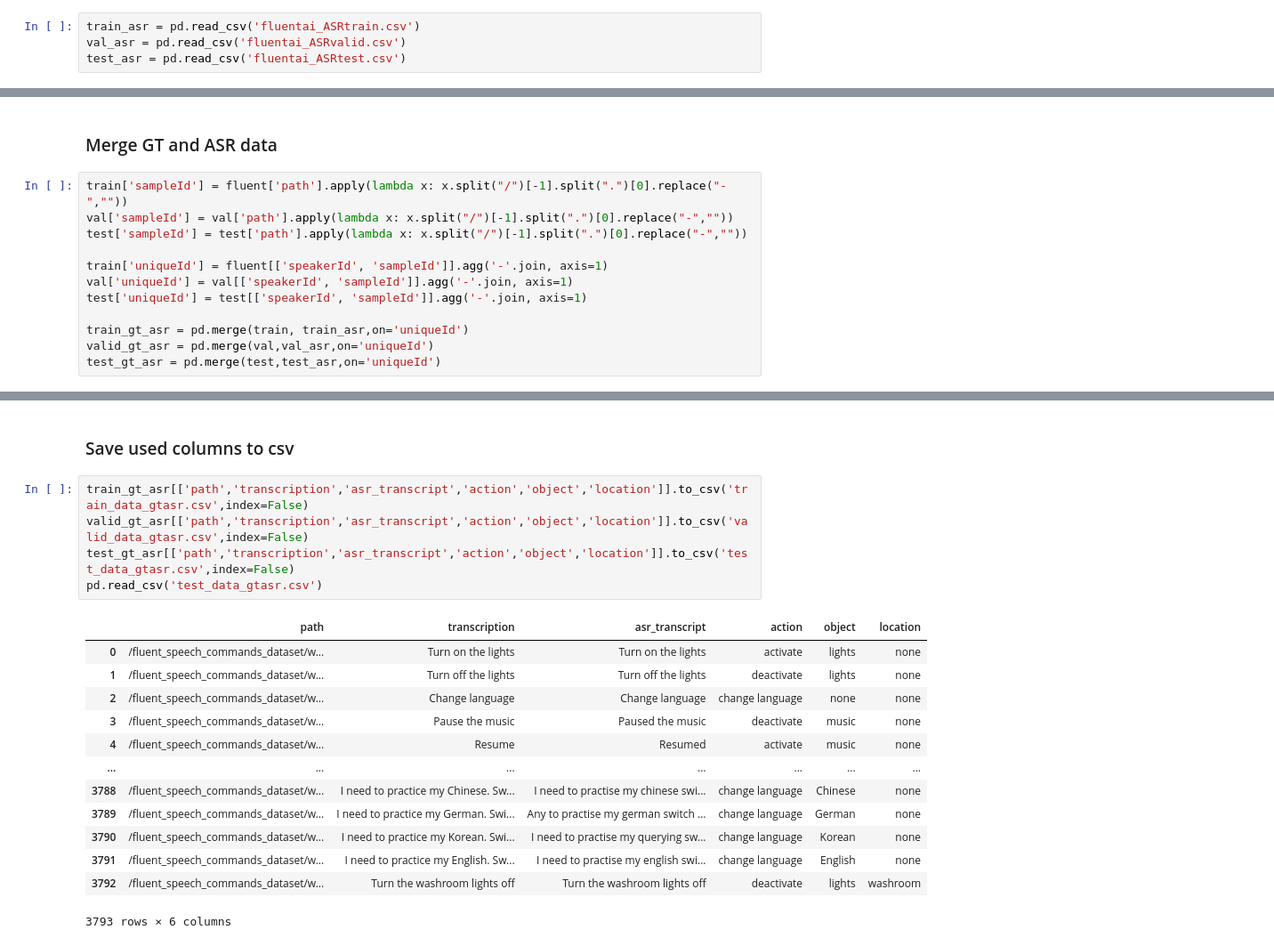
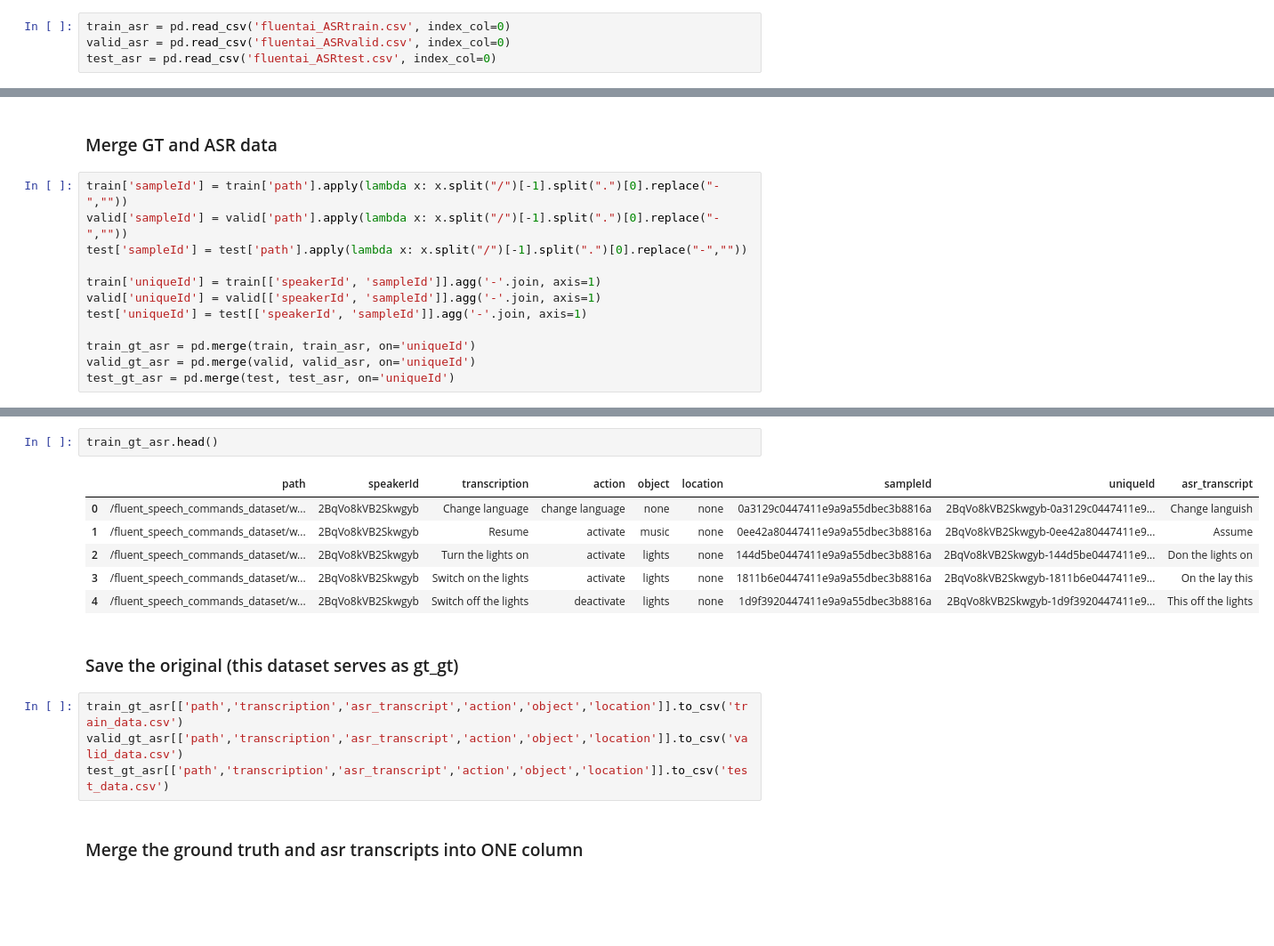
Before and after one commit to CoraJung/flexible-input-slu, a Jupyter notebook: dataprep/data_preprocessing_FSC.ipynb, the cells around one changed output, grey strips where cells are left out. Shown at 89% size. Cells and saved outputs as stored; diff of their text form; blank space fills up the shorter version.

Commit message:
update data_preprocessing notebook

```diff
--- a/dataprep/data_preprocessing_FSC.ipynb
+++ b/dataprep/data_preprocessing_FSC.ipynb
@@ -8,5 +9,5 @@ val = pd.read_csv('valid_data.csv')
 test = pd.read_csv('test_data.csv')
 # %%
-train_asr = pd.read_csv('fluentai_ASRtrain.csv')
-val_asr = pd.read_csv('fluentai_ASRvalid.csv')
-test_asr = pd.read_csv('fluentai_ASRtest.csv')
+train_asr = pd.read_csv('fluentai_ASRtrain.csv', index_col=0)
+valid_asr = pd.read_csv('fluentai_ASRvalid.csv', index_col=0)
+test_asr = pd.read_csv('fluentai_ASRtest.csv', index_col=0)
@@ -13,14 +32,14 @@ test_asr = pd.read_csv('fluentai_ASRtest.csv')
 # %% [markdown]
 ### Merge GT and ASR data
 # %%
-train['sampleId'] = fluent['path'].apply(lambda x: x.split("/")[-1].split(".")[0].replace("-",""))
-val['sampleId'] = val['path'].apply(lambda x: x.split("/")[-1].split(".")[0].replace("-",""))
+train['sampleId'] = train['path'].apply(lambda x: x.split("/")[-1].split(".")[0].replace("-",""))
+valid['sampleId'] = valid['path'].apply(lambda x: x.split("/")[-1].split(".")[0].replace("-",""))
 test['sampleId'] = test['path'].apply(lambda x: x.split("/")[-1].split(".")[0].replace("-",""))
 
-train['uniqueId'] = fluent[['speakerId', 'sampleId']].agg('-'.join, axis=1)
-val['uniqueId'] = val[['speakerId', 'sampleId']].agg('-'.join, axis=1)
+train['uniqueId'] = train[['speakerId', 'sampleId']].agg('-'.join, axis=1)
+valid['uniqueId'] = valid[['speakerId', 'sampleId']].agg('-'.join, axis=1)
 test['uniqueId'] = test[['speakerId', 'sampleId']].agg('-'.join, axis=1)
 
-train_gt_asr = pd.merge(train, train_asr,on='uniqueId')
-valid_gt_asr = pd.merge(val,val_asr,on='uniqueId')
-test_gt_asr = pd.merge(test,test_asr,on='uniqueId')
+train_gt_asr = pd.merge(train, train_asr, on='uniqueId')
+valid_gt_asr = pd.merge(valid, valid_asr, on='uniqueId')
+test_gt_asr = pd.merge(test, test_asr, on='uniqueId')
@@ -43,21 +46,17 @@ test_gt_asr
-# %% [markdown]
-### Save used columns to csv
+# %%
+train_gt_asr.head()
+# %% [output]
+|  | path | speakerId | transcription | action | object | location | sampleId | uniqueId | asr_transcript |
+| 0 | /fluent_speech_commands_dataset/w... | 2BqVo8kVB2Skwgyb | Change language | change language | none | none | 0a3129c0447411e9a9a55dbec3b8816a | 2BqVo8kVB2Skwgyb-0a3129c0447411e9... | Change languish |
+| 1 | /fluent_speech_commands_dataset/w... | 2BqVo8kVB2Skwgyb | Resume | activate | music | none | 0ee42a80447411e9a9a55dbec3b8816a | 2BqVo8kVB2Skwgyb-0ee42a80447411e9... | Assume |
+| 2 | /fluent_speech_commands_dataset/w... | 2BqVo8kVB2Skwgyb | Turn the lights on | activate | lights | none | 144d5be0447411e9a9a55dbec3b8816a | 2BqVo8kVB2Skwgyb-144d5be0447411e9... | Don the lights on |
+| 3 | /fluent_speech_commands_dataset/w... | 2BqVo8kVB2Skwgyb | Switch on the lights | activate | lights | none | 1811b6e0447411e9a9a55dbec3b8816a | 2BqVo8kVB2Skwgyb-1811b6e0447411e9... | On the lay this |
+| 4 | /fluent_speech_commands_dataset/w... | 2BqVo8kVB2Skwgyb | Switch off the lights | deactivate | lights | none | 1d9f3920447411e9a9a55dbec3b8816a | 2BqVo8kVB2Skwgyb-1d9f3920447411e9... | This off the lights |
+# %% [markdown]
+### Save the original (this dataset serves as gt_gt)
 # %%
-train_gt_asr[['path','transcription','asr_transcript','action','object','location']].to_csv('train_data_gtasr.csv',index=False)
-valid_gt_asr[['path','transcription','asr_transcript','action','object','location']].to_csv('valid_data_gtasr.csv',index=False)
-test_gt_asr[['path','transcription','asr_transcript','action','object','location']].to_csv('test_data_gtasr.csv',index=False)
-pd.read_csv('test_data_gtasr.csv')
+train_gt_asr[['path','transcription','asr_transcript','action','object','location']].to_csv('train_data.csv')
+valid_gt_asr[['path','transcription','asr_transcript','action','object','location']].to_csv('valid_data.csv')
+test_gt_asr[['path','transcription','asr_transcript','action','object','location']].to_csv('test_data.csv')
-# %% [output]
-|  | path | transcription | asr_transcript | action | object | location |
-| 0 | /fluent_speech_commands_dataset/w... | Turn on the lights | Turn on the lights | activate | lights | none |
-| 1 | /fluent_speech_commands_dataset/w... | Turn off the lights | Turn off the lights | deactivate | lights | none |
-| 2 | /fluent_speech_commands_dataset/w... | Change language | Change language | change language | none | none |
-| 3 | /fluent_speech_commands_dataset/w... | Pause the music | Paused the music | deactivate | music | none |
-| 4 | /fluent_speech_commands_dataset/w... | Resume | Resumed | activate | music | none |
-| ... | ... | ... | ... | ... | ... | ... |
-| 3788 | /fluent_speech_commands_dataset/w... | I need to practice my Chinese. Sw... | I need to practise my chinese swi... | change language | Chinese | none |
-| 3789 | /fluent_speech_commands_dataset/w... | I need to practice my German. Swi... | Any to practise my german switch ... | change language | German | none |
-| 3790 | /fluent_speech_commands_dataset/w... | I need to practice my Korean. Swi... | I need to practise my querying sw... | change language | Korean | none |
-| 3791 | /fluent_speech_commands_dataset/w... | I need to practice my English. Sw... | I need to practise my english swi... | change language | English | none |
-| 3792 | /fluent_speech_commands_dataset/w... | Turn the washroom lights off | Turn the washroom lights off | deactivate | lights | washroom |
-3793 rows × 6 columns
+# %% [markdown]
+### Merge the ground truth and asr transcripts into ONE column
```
Also changed, not shown: parts of 22 cells of this notebook.
